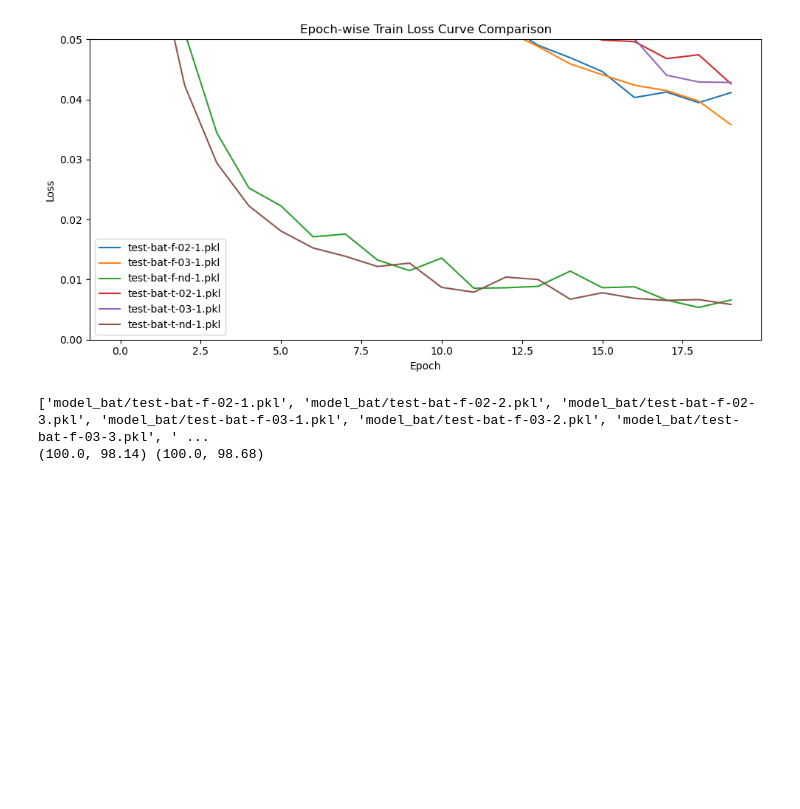
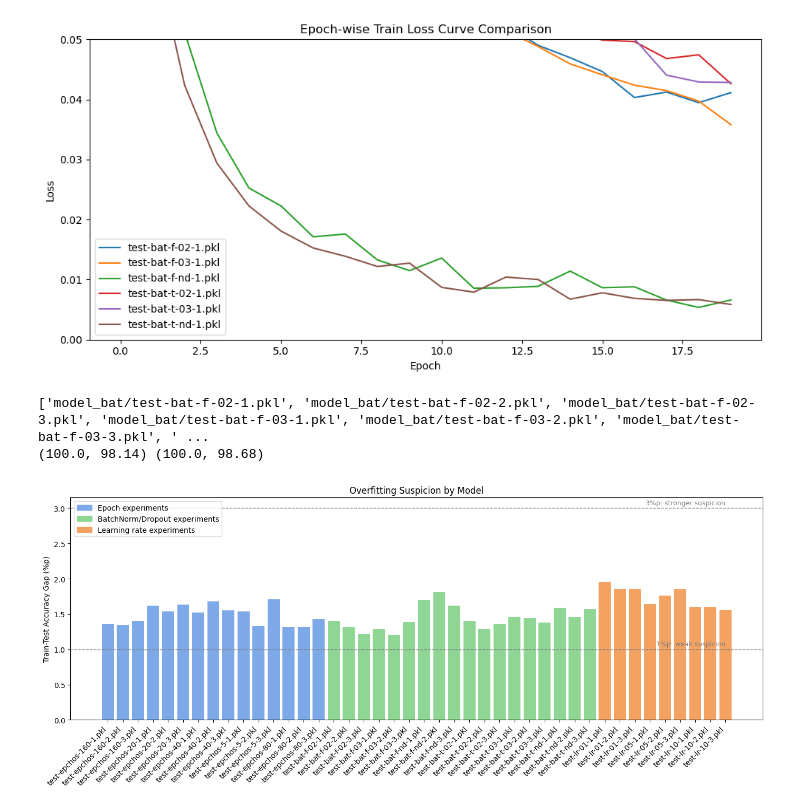
Before and after one commit to Jungle-12-303/week13-team-07-mnist-lab, a Jupyter notebook: mnist_lab_yoonki.ipynb, the cells around one changed output. Saved outputs shown, nothing was run; the diff lists cells and outputs as text; code cells hidden in the pictures; blank space fills up the shorter version.

```diff
--- a/mnist_lab_yoonki.ipynb
+++ b/mnist_lab_yoonki.ipynb
@@ -917,3 +917,79 @@ print(m1, m2)
 # %% [output]
 ['model_bat/test-bat-f-02-1.pkl', 'model_bat/test-bat-f-02-2.pkl', 'model_bat/test-bat-f-02-3.pkl', 'model_bat/test-bat-f-03-1.pkl', 'model_bat/test-bat-f-03-2.pkl', 'model_bat/test-bat-f-03-3.pkl', ' ...
 (100.0, 98.14) (100.0, 98.68)
+# %%
+import os
+import glob
+import pickle
+import matplotlib.pyplot as plt
+from matplotlib.patches import Patch
+
+target_dirs = ["model_epochs_2", "model_bat", "model_lr"]
+excluded_files = set()
+
+model_files = []
+for d in target_dirs:
+    model_files.extend(
+        path for path in sorted(glob.glob(f"{d}/*.pkl"))
+        if os.path.basename(path) not in excluded_files
+    )
+
+labels = []
+gaps = []
+colors = []
+
+for path in model_files:
+    with open(path, "rb") as f:
+        ckpt = pickle.load(f)
+
+    results = ckpt.get("results", {})
+    train_acc = results.get("final_train_acc")
+    test_acc = results.get("final_test_acc")
+
+    if train_acc is None or test_acc is None:
+        continue
+
+    name = os.path.basename(path)
+    gap = train_acc - test_acc
+
+    labels.append(name)
+    gaps.append(gap)
+
+    if name.startswith("test-epchos"):
+        colors.append("#7DA9E8")
+    elif name.startswith("test-bat"):
+        colors.append("#8FD694")
+    elif name.startswith("test-lr"):
+        colors.append("#F4A261")
+    else:
+        colors.append("#BDBDBD")
+
+plt.figure(figsize=(14, 6))
+plt.bar(labels, gaps, color=colors)
+
+# 과적합 의심 구간 기준선
+plt.axhline(1.0, color="gray", linestyle="--", linewidth=1)
+plt.axhline(3.0, color="gray", linestyle="--", linewidth=1)
+
+# 구간 설명 텍스트
+plt.text(len(labels)-1, 1.05, "1%p: weak suspicion", color="gray", ha="right", fontsize=9)
+plt.text(len(labels)-1, 3.05, "3%p: stronger suspicion", color="gray", ha="right", fontsize=9)
+
+plt.ylabel("Train-Test Accuracy Gap (%p)")
+plt.title("Overfitting Suspicion by Model")
+
+plt.xticks(rotation=45, ha="right")
+plt.subplots_adjust(bottom=0.35)
+
+legend_handles = [
+    Patch(color="#7DA9E8", label="Epoch experiments"),
+    Patch(color="#8FD694", label="BatchNorm/Dropout experiments"),
+    Patch(color="#F4A261", label="Learning rate experiments"),
+    # Patch(color="#BDBDBD", label="Other"),
+]
+plt.legend(handles=legend_handles)
+
+plt.tight_layout()
+plt.show()
+# %% [output]
+[figure, added]
```
